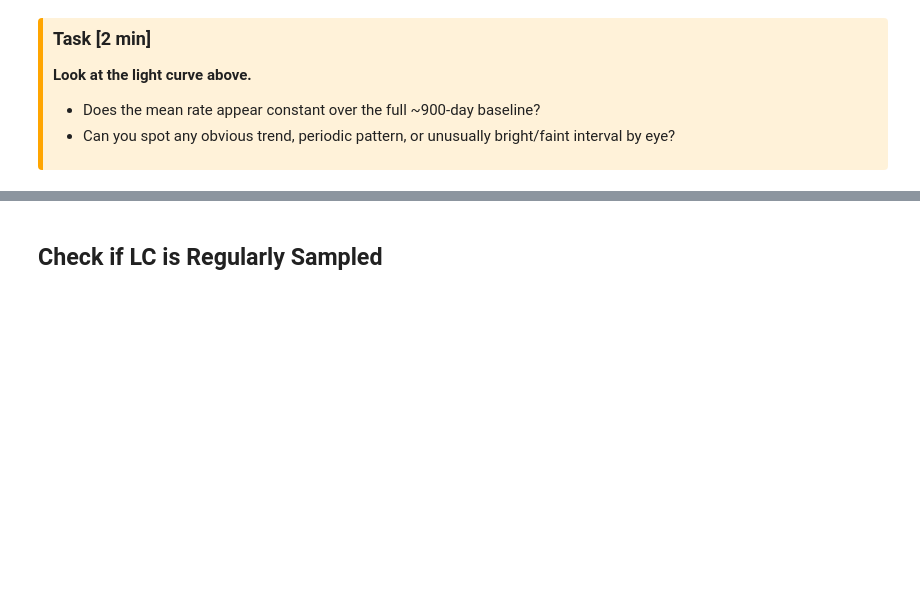
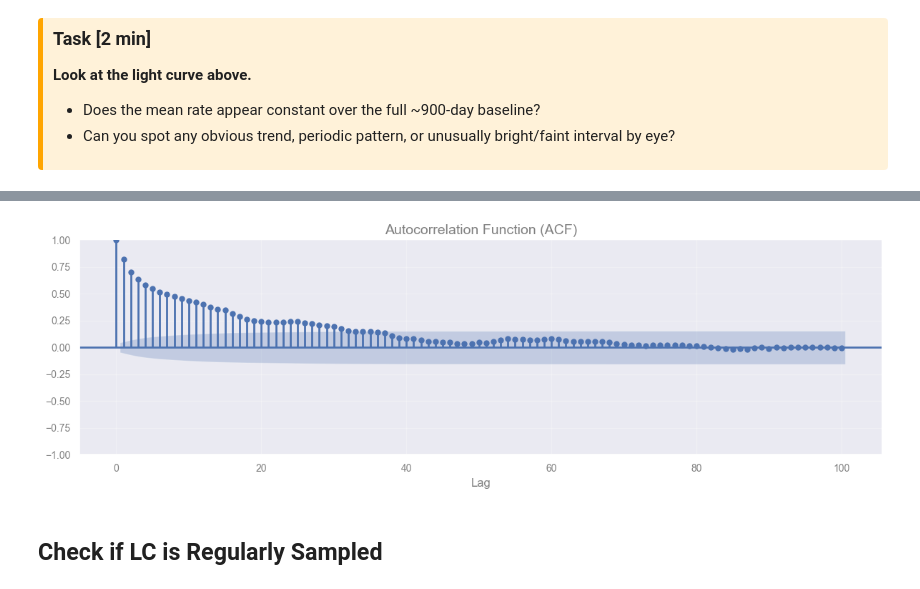
Before and after one commit to AstroStat-Academy/astrostat-school-7, a Jupyter notebook: Time_Series/Time_Series.ipynb, the cells around one changed output, grey strips where cells are left out. Drawn from its saved outputs; the diff is of its cells as text; code cells hidden in the pictures; blank space fills up the shorter version.

```diff
--- a/Time_Series/Time_Series.ipynb
+++ b/Time_Series/Time_Series.ipynb
@@ -242,3 +345,14 @@ plt.show()
+# %%
+lags = 100
+
+# Plot ACF
+fig, ax = plt.subplots(figsize=(12, 4))
+plot_acf(simple_lc["rate_total"], lags=lags, ax=ax)
+plt.title("Autocorrelation Function (ACF)")
+plt.xlabel("Lag")
+plt.show()
+# %% [output]
+[figure, added]
 # %% [markdown]
 ## Check if LC is Regularly Sampled
 # %%
```
Also changed, not shown: parts of 30 cells of this notebook, 5 other files.
